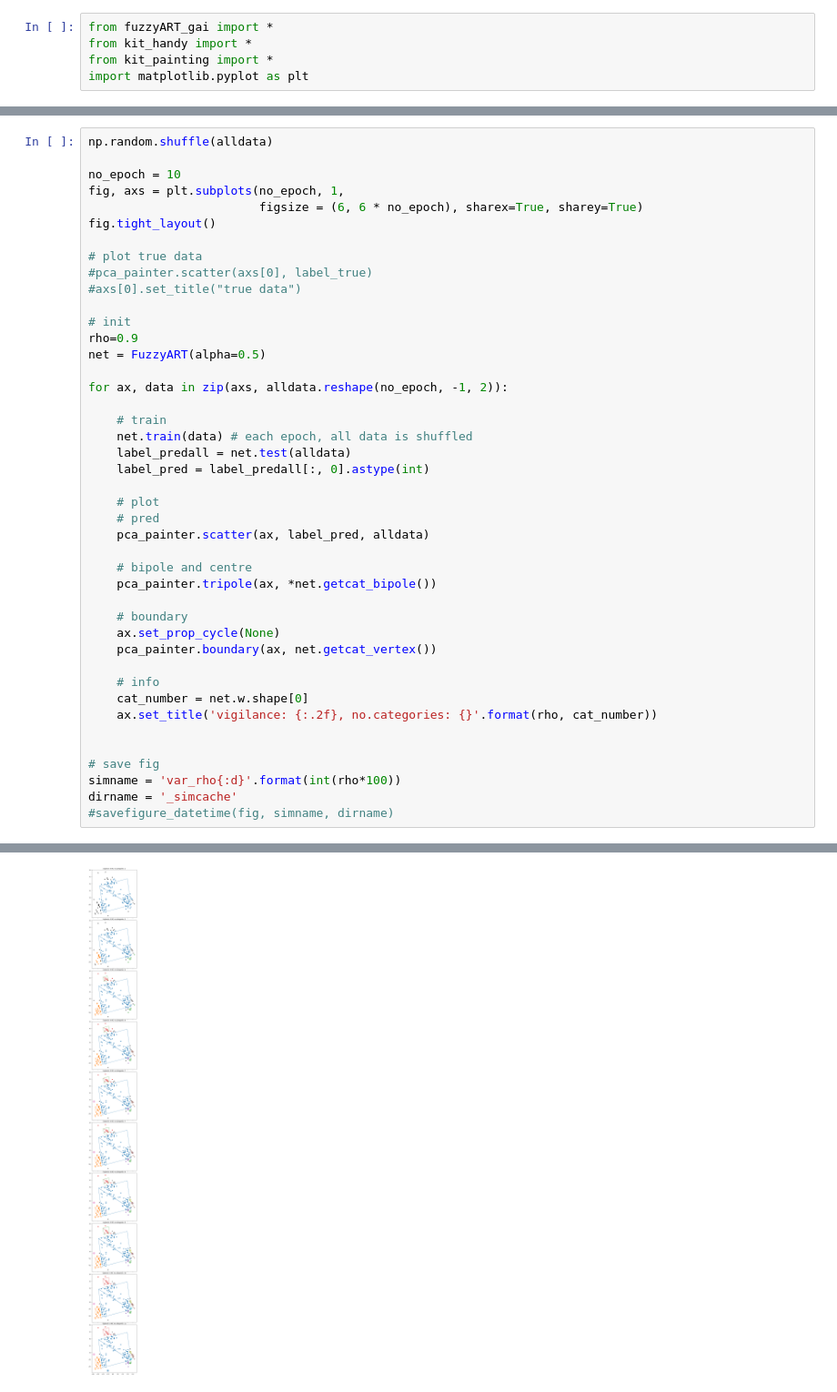
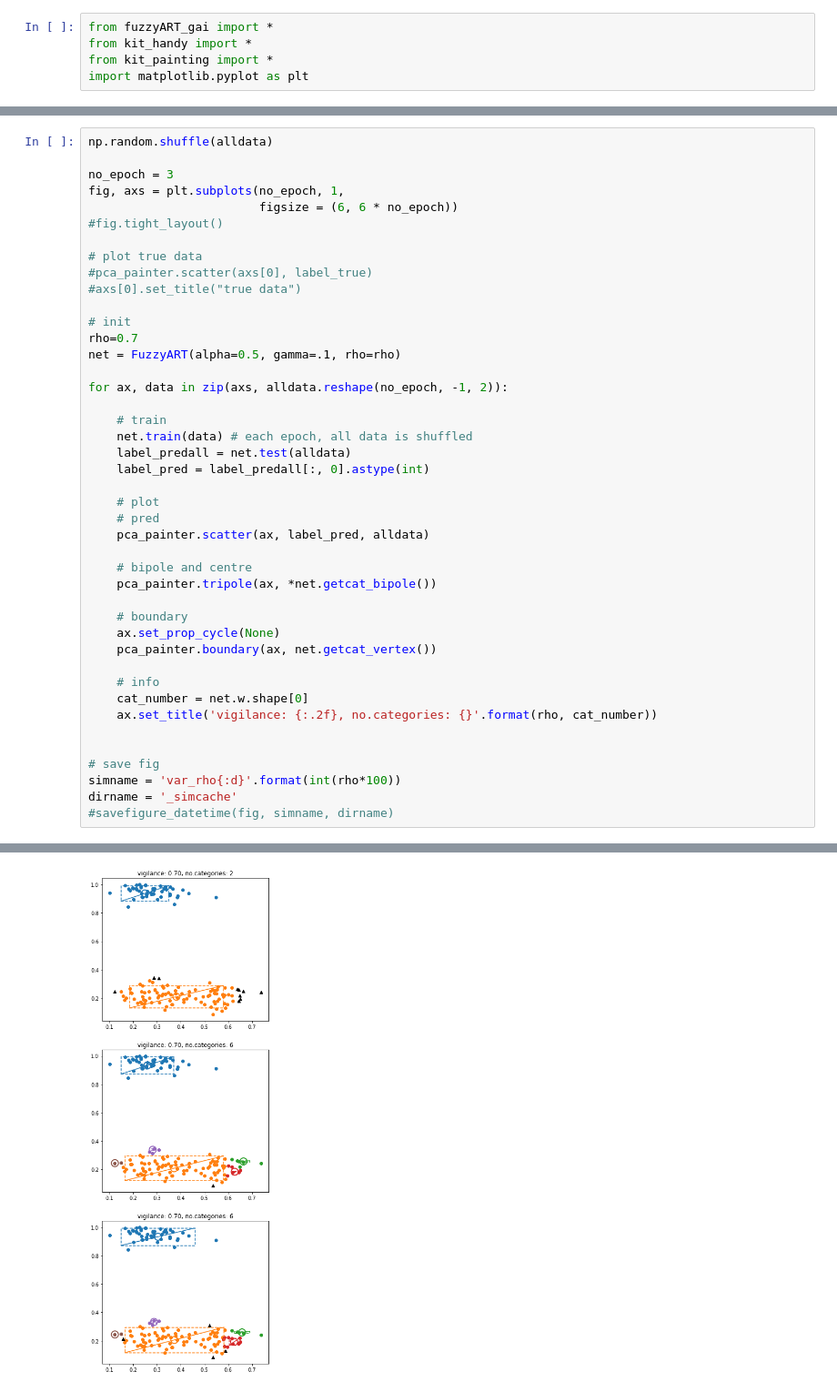
Before and after one commit to anish-lu-yihe/art, a Jupyter notebook: fuzzyART_thru_train.ipynb, the cells around one changed output, grey strips where cells are left out. Shown at 91% size. Cells and saved outputs as stored; diff of their text form.

```diff
--- a/fuzzyART_thru_train.ipynb
+++ b/fuzzyART_thru_train.ipynb
@@ -11,18 +11,18 @@ Variance explained by first 2 principal components: [0.70041268 0.29958732]
 # %%
 np.random.shuffle(alldata)
 
-no_epoch = 10
+no_epoch = 3
 fig, axs = plt.subplots(no_epoch, 1,
-                        figsize = (6, 6 * no_epoch), sharex=True, sharey=True)
-fig.tight_layout()
+                        figsize = (6, 6 * no_epoch))
+#fig.tight_layout()
 
 # plot true data
 #pca_painter.scatter(axs[0], label_true)
 #axs[0].set_title("true data")
 
 # init
-rho=0.9
-net = FuzzyART(alpha=0.5)
+rho=0.7
+net = FuzzyART(alpha=0.5, gamma=.1, rho=rho)
 
 for ax, data in zip(axs, alldata.reshape(no_epoch, -1, 2)):
 
@@ -72 +57 @@ Category 10 is too small
-[figure, old version]
+[figure, new version]
```
Also changed, not shown: parts of 11 cells of this notebook, 1 other file.
